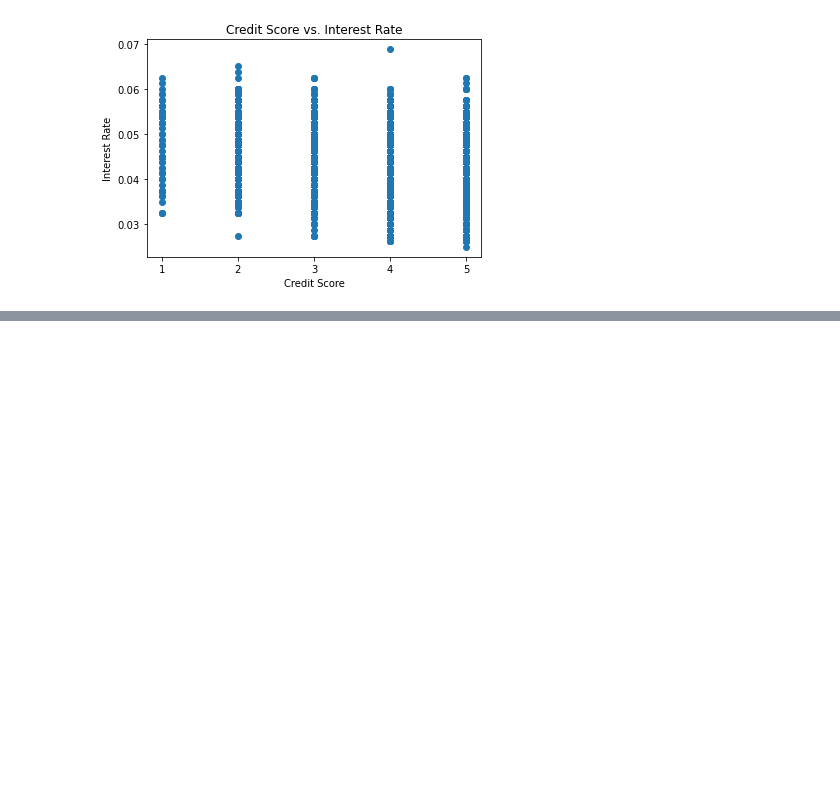
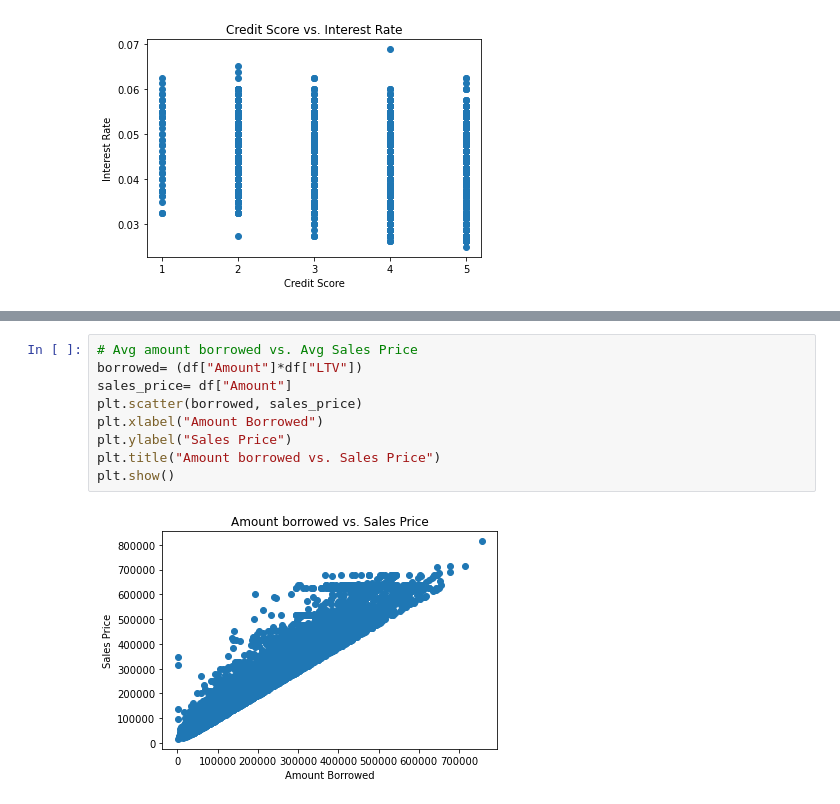
Before and after one commit to bmkennedyii/Project_1, a Jupyter notebook: Graphs.ipynb, the cells around one changed output, grey strips where cells are left out. Cells and saved outputs as stored; diff of their text form; blank space fills up the shorter version.

```diff
--- a/Graphs.ipynb
+++ b/Graphs.ipynb
@@ -318,0 +326,11 @@ plt.show()
+# %%
+# Avg amount borrowed vs. Avg Sales Price
+borrowed= (df["Amount"]*df["LTV"])
+sales_price= df["Amount"]
+plt.scatter(borrowed, sales_price)
+plt.xlabel("Amount Borrowed")
+plt.ylabel("Sales Price")
+plt.title("Amount borrowed vs. Sales Price")
+plt.show()
+# %% [output]
+[figure, added]
```
Also changed, not shown: parts of 13 cells of this notebook.
